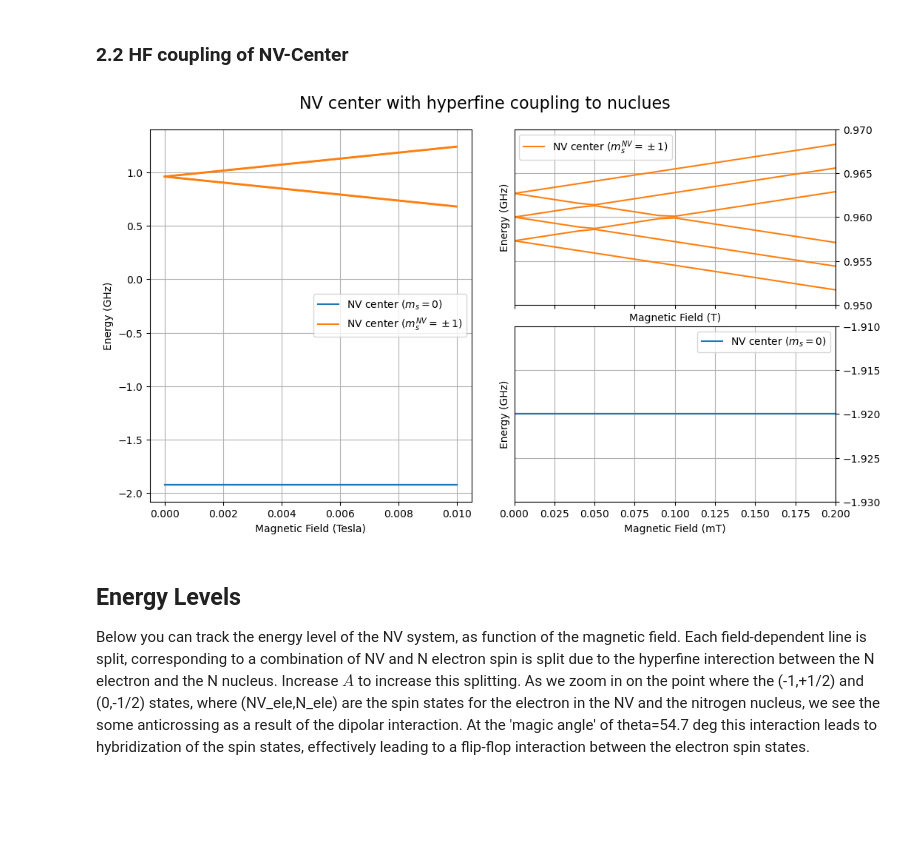
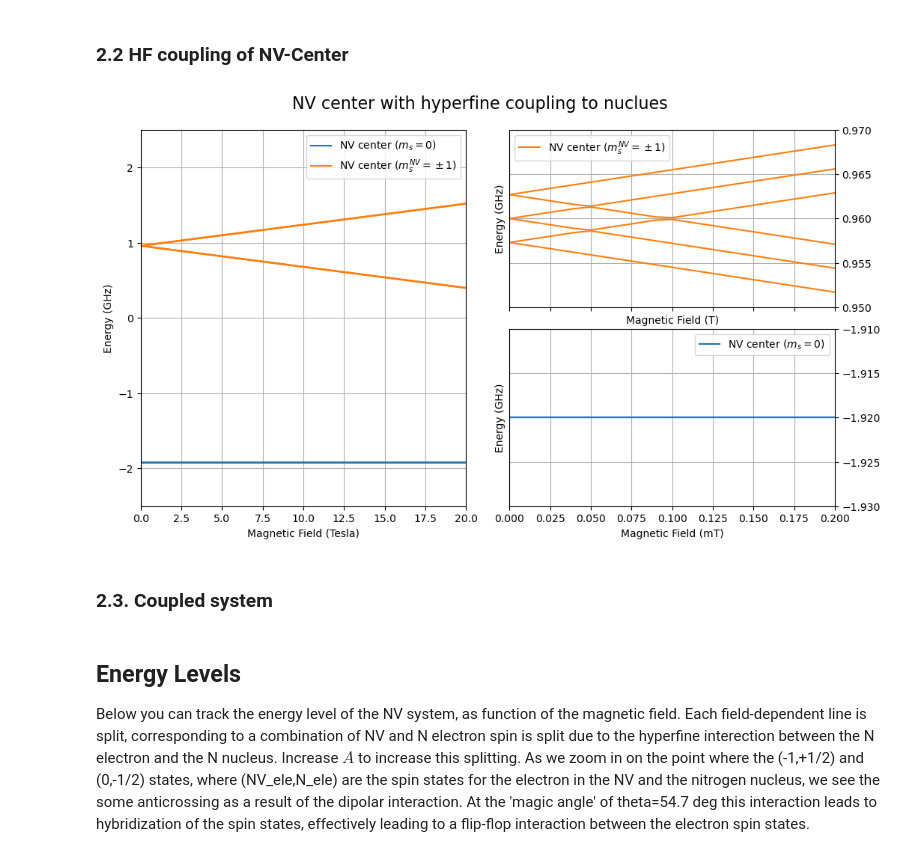
Before and after one commit to RoaldvdBoogaart/QDQC_project, a Jupyter notebook: code/7_HF_couplings_P1center.ipynb, the cells around one changed output. Cells and saved outputs as stored; diff of their text form; code cells hidden in the pictures; blank space fills up the shorter version.

Commit message:
more plots

```diff
--- a/code/7_HF_couplings_P1center.ipynb
+++ b/code/7_HF_couplings_P1center.ipynb
@@ -171,7 +171,7 @@ fig.savefig('secular_approximation_comparison.png', dpi=500, bbox_inches='tight'
 nv_ops_subsys = (tensor(S1_x, qeye(3)), tensor(S1_y, qeye(3)), tensor(S1_z, qeye(3)))
 i_ops_subsys = (tensor(qeye(3), S1_x), tensor(qeye(3), S1_y), tensor(qeye(3), S1_z))
 # %%
-b_fields = np.linspace(0e-4, 100e-4, 1001)  # magnetic Field in Tesla
+b_fields = np.linspace(0e-4, 200e-4, 2001)  # magnetic Field in Tesla
 hf_coupling = 2.7e6  # hyperfine coupling in Hz
 
 NV_eigen_energies = np.zeros((9, len(b_fields)))
@@ -192,12 +192,6 @@ for i, field in enumerate(b_fields):
 
     NV_eigen_energies_rwa[:, i] = H_NV_rwa.eigenenergies()
 # %%
-# fig, ax = plt.subplots(3, 2, figsize=(12, 6))
-
-# fig.suptitle('Energy levels of NV-center and Nitrogen atom in diamond', fontsize=16)
-
-# import matplotlib.pyplot as plt
-
 fig, axs = plt.subplots(ncols=2, nrows=2, figsize=(10, 6), sharex=True)
 
 fig.suptitle('NV center with hyperfine coupling to nuclues', fontsize=16)
@@ -216,20 +210,21 @@ fig.tight_layout()
 
 for i in range(3):
     if i == 0:
-        axbig.plot(b_fields, (NV_eigen_energies[i, :] / 1e9).tolist(), label=r'NV center ($m_s = 0$)', color='C0')
+        axbig.plot(b_fields * 1e3, (NV_eigen_energies[i, :] / 1e9).tolist(), label=r'NV center ($m_s = 0$)', color='C0')
     else:
-        axbig.plot(b_fields, (NV_eigen_energies[i, :] / 1e9).tolist(), color='C0')
+        axbig.plot(b_fields  * 1e3, (NV_eigen_energies[i, :] / 1e9).tolist(), color='C0')
 
 
 for i in range(6):
     if i == 0:
-        axbig.plot(b_fields, (NV_eigen_energies[i + 3, :] / 1e9).tolist(), label=r'NV center ($m^{NV}_s = \pm 1$)', color='C1')
+        axbig.plot(b_fields * 1e3, (NV_eigen_energies[i + 3, :] / 1e9).tolist(), label=r'NV center ($m^{NV}_s = \pm 1$)', color='C1')
     else:
-        axbig.plot(b_fields, (NV_eigen_energies[i + 3, :] / 1e9).tolist(), color='C1')
+        axbig.plot(b_fields * 1e3, (NV_eigen_energies[i + 3, :] / 1e9).tolist(), color='C1')
 
 axbig.set_xlabel('Magnetic Field (Tesla)')
 axbig.set_ylabel('Energy (GHz)')
-# axbig.set_xlim(0, 800e-4)
+axbig.set_xlim(0, 200e-1)
+axbig.set_ylim(-2.5, 2.5)
 
 axbig.grid()
 axbig.legend()
@@ -240,45 +235,37 @@ for i in range(9):
     else:
         axs[0, 1].plot(b_fields * 1e3, (NV_eigen_energies[i, :] / 1e9).tolist(), color='C1')
 
-# for i in range(9):
-#     if i == 0:
-#         axs[0, 1].plot(b_fields * 1e3, (NV_eigen_energies_rwa[i, :] / 1e9).tolist(), label=r'NV center ($m^{NV}_s = \pm 1$)', color='C3', linestyle='--')
-#     else:
-#         axs[0, 1].plot(b_fields * 1e3, (NV_eigen_energies_rwa[i, :] / 1e9).tolist(), color='C3', linestyle='--')
-
 for i in range(9):
     if i == 0:
         axs[1, 1].plot(b_fields * 1e3, (NV_eigen_energies[i, :] / 1e9).tolist(), label=r'NV center ($m_s = 0$)', color='C0')
     else:
         axs[1, 1].plot(b_fields * 1e3, (NV_eigen_energies[i, :] / 1e9).tolist(), color='C0')
 
-# for i in range(9):
-#     if i == 0:
-#         axs[1, 1].plot(b_fields * 1e3, (NV_eigen_energies_rwa[i, :] / 1e9).tolist(), label=r'NV center ($m_s = 0$', color='C3', linestyle='--')
-#     else:
-#         axs[1, 1].plot(b_fields * 1e3, (NV_eigen_energies_rwa[i, :] / 1e9).tolist(), color='C3')
+
 
 axs[0, 1].set_xlabel('Magnetic Field (T)')
 axs[0, 1].set_ylabel('Energy (GHz)')
 
 axs[0, 1].set_ylim(0.95, 0.97)
 axs[0, 1].yaxis.tick_right()
 axs[0, 1].grid()
 axs[0, 1].legend()
 
 axs[1, 1].set_xlabel('Magnetic Field (mT)')
 axs[1, 1].set_ylabel('Energy (GHz)')
 axs[1, 1].set_xlim(0, 2e-1)
 axs[1, 1].set_ylim(-1.93, -1.91)
 axs[1, 1].yaxis.tick_right()
 axs[1, 1].grid()
 axs[1, 1].legend()
 
 plt.show()
 
 fig.savefig('NV_hf_coupling.png', dpi=500, bbox_inches='tight')
 # %% [output]
-[figure, old version]
+[figure, new version]
+# %% [markdown]
+### 2.3. Coupled system
 # %%
 # operators for spin NV (S=1)
 NV_Sx = tensor(S1_x, qeye(2), qeye(3))
```
Also changed, not shown: parts of 11 cells of this notebook, 4 other files.
